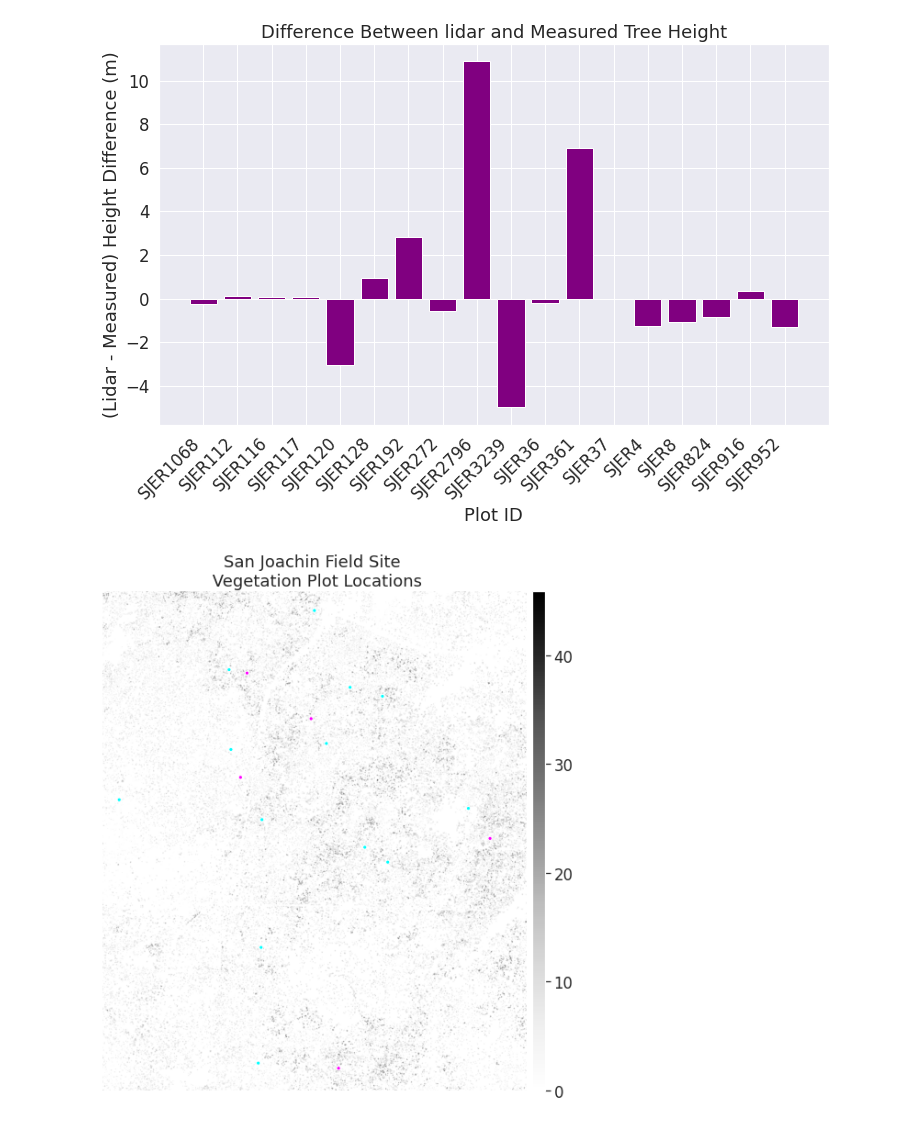
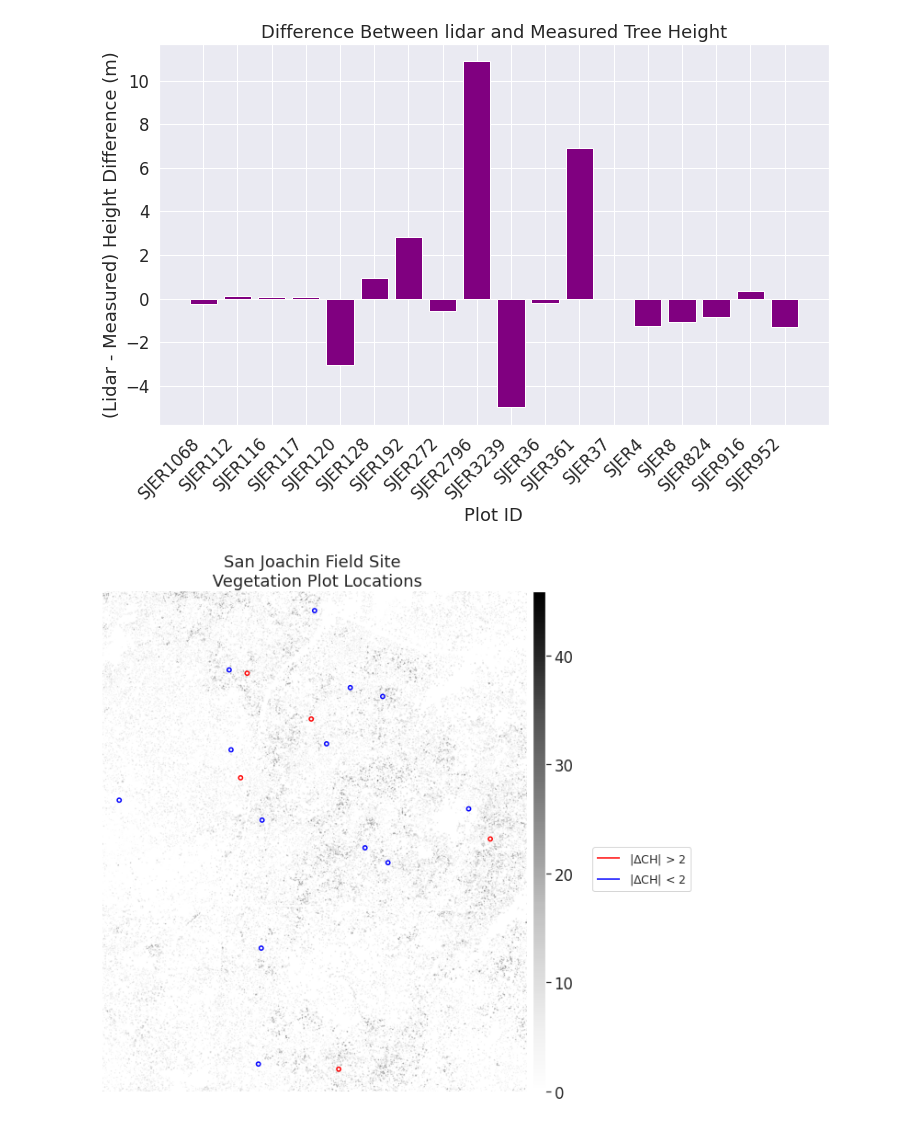
Before and after one commit to heyjoekim/EnvDatSci22, a Jupyter notebook: CodeSprints/Regression101.ipynb, the cells around one changed output. Drawn from its saved outputs; the diff is of its cells as text; code cells hidden in the pictures.

```diff
--- a/CodeSprints/Regression101.ipynb
+++ b/CodeSprints/Regression101.ipynb
@@ -717,27 +717,31 @@ SJER_small_diff = SJER_final_height[SJER_final_height['lidar_measured'].abs()<2]
 # %%
 #Task 4: Plot SJER_plots_poly over the canopy model
 fig, ax = plt.subplots(figsize=(10, 10))
 
 # We plot with the zeros in the data so the CHM can be better represented visually
 ep.plot_bands(sjer_chm_data,
               extent=plotting_extent(sjer_chm_data,
                                      sjer_chm_data.rio.transform()),  # Set spatial extent
               cmap='Greys',
               title="San Joachin Field Site \n Vegetation Plot Locations",
               scale=False,
               ax=ax)
 
-SJER_big_diff.plot(ax=ax,
+SJER_big_diff.boundary.plot(ax=ax,
                 marker='s',
                 markersize=45,
-                color='magenta')
+                color='red',
+                label=r'$\vert\Delta\mathrm{CH}\vert$ > 2')
 
-SJER_small_diff.plot(ax=ax,
+SJER_small_diff.boundary.plot(ax=ax,
                 marker='s',
                 markersize=45,
-                color='cyan')
+                color='blue',
+                label = r'$\vert\Delta\mathrm{CH}\vert$ < 2')
 ax.set_axis_off()
+ax.legend(loc=0, bbox_to_anchor=(1.4,0.5),
+          facecolor='w', fontsize='x-small')
 plt.show()
 # %% [output]
-[figure, old version]
+[figure, new version]
 # %% [markdown]
```
Also changed, not shown: parts of 8 cells of this notebook.
